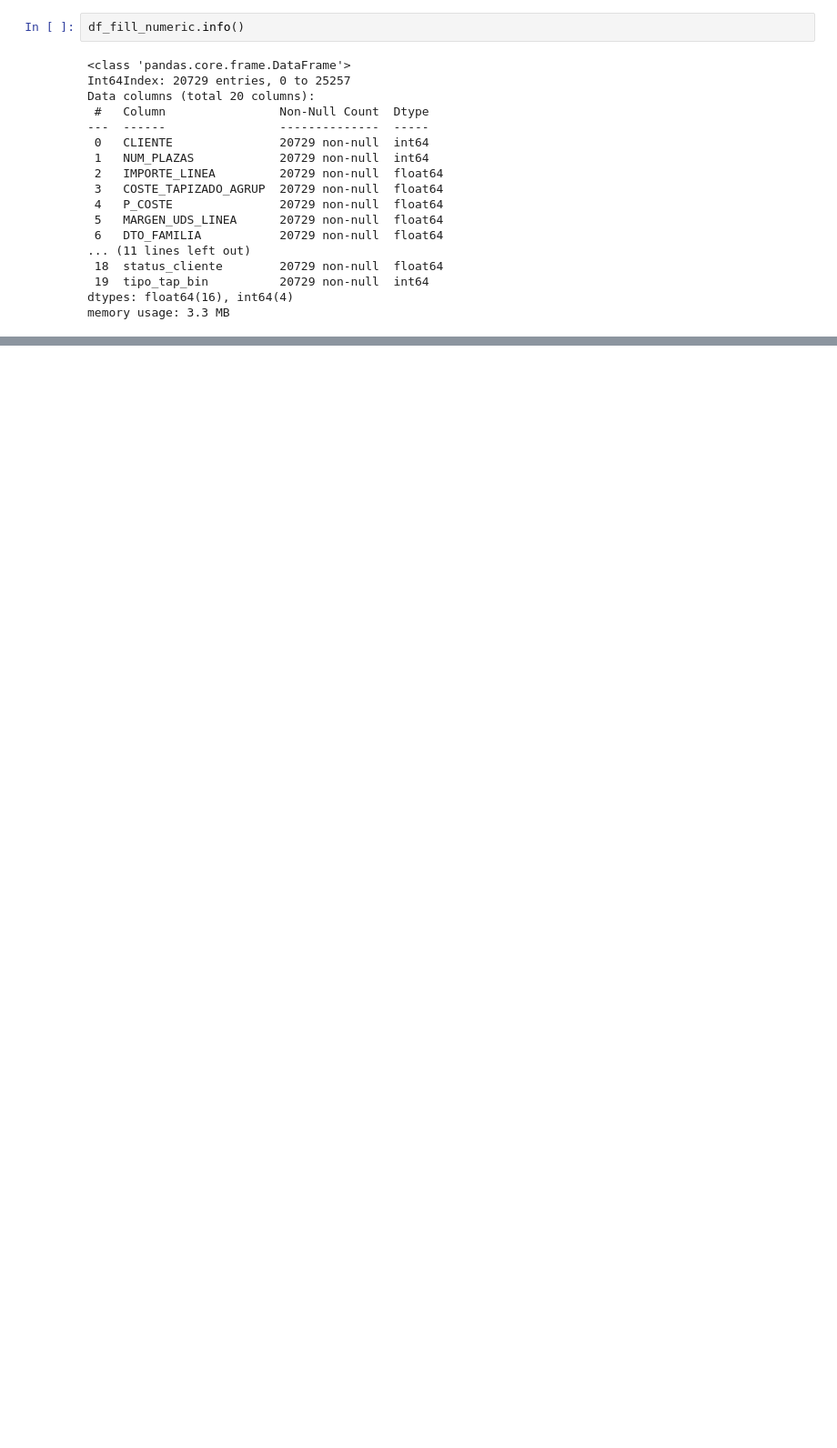
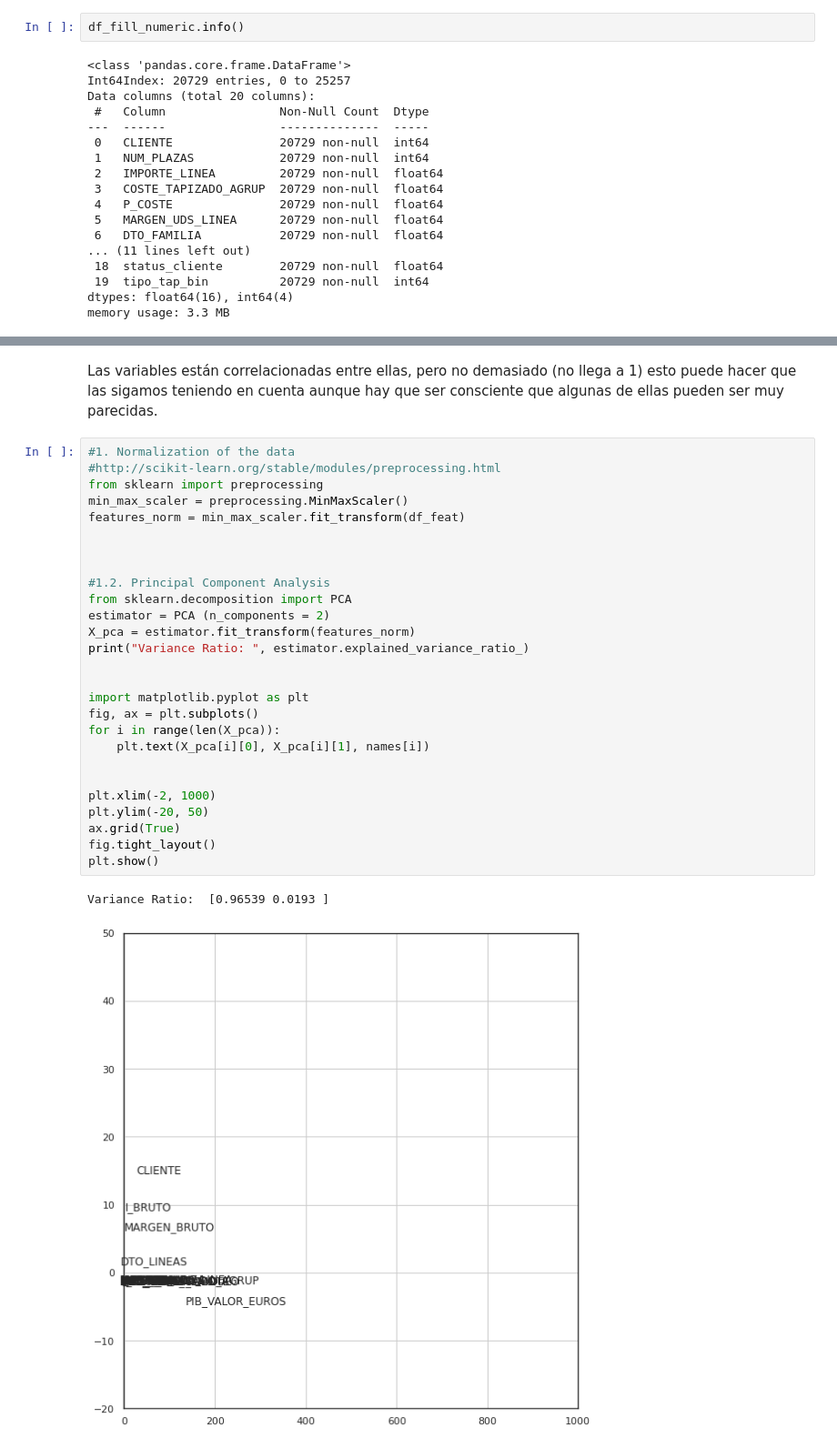
Before and after one commit to pacogp/TFM, a Jupyter notebook: Analisis_Exploratorio_TFM.ipynb, the cells around one changed output, grey strips where cells are left out. Shown at 91% size. Saved outputs shown, nothing was run; the diff lists cells and outputs as text; blank space fills up the shorter version.

```diff
--- a/Analisis_Exploratorio_TFM.ipynb
+++ b/Analisis_Exploratorio_TFM.ipynb
@@ -1353,0 +1492,32 @@ Cantidad de columnas: 25
+# %% [markdown]
+Las variables están correlacionadas entre ellas, pero no demasiado (no llega a 1) esto puede hacer que las sigamos teniendo en cuenta aunque hay que ser consciente que algunas de ellas pueden ser muy parecidas.
+# %%
+#1. Normalization of the data
+#http://scikit-learn.org/stable/modules/preprocessing.html
+from sklearn import preprocessing
+min_max_scaler = preprocessing.MinMaxScaler()
+features_norm = min_max_scaler.fit_transform(df_feat)
+
+
+
+#1.2. Principal Component Analysis
+from sklearn.decomposition import PCA
+estimator = PCA (n_components = 2)
+X_pca = estimator.fit_transform(features_norm)
+print("Variance Ratio: ", estimator.explained_variance_ratio_)
+
+
+import matplotlib.pyplot as plt
+fig, ax = plt.subplots()
+for i in range(len(X_pca)):
+    plt.text(X_pca[i][0], X_pca[i][1], names[i])
+
+
+plt.xlim(-2, 1000)
+plt.ylim(-20, 50)
+ax.grid(True)
+fig.tight_layout()
+plt.show()
+# %% [output]
+Variance Ratio:  [0.96539 0.0193 ]
+[figure, added]
```
Also changed, not shown: parts of 27 cells of this notebook.
